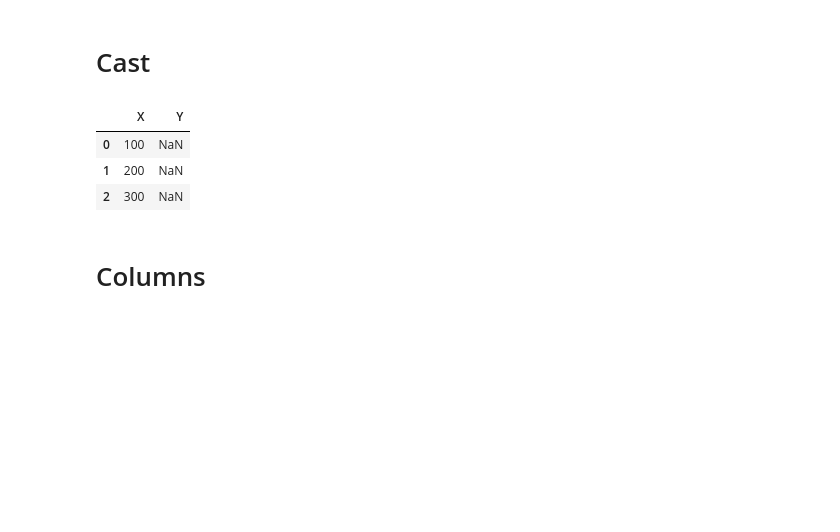
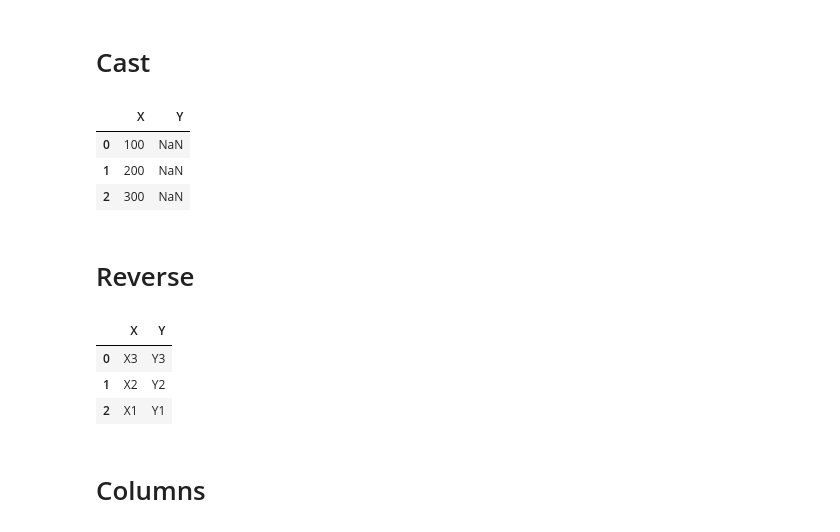
Before and after one commit to jhvissotto/Portfolio, a Jupyter notebook: Python - Data Analysis/Pandas.ipynb, the cells around one changed output. Saved outputs shown, nothing was run; the diff lists cells and outputs as text; code cells hidden in the pictures; blank space fills up the shorter version.

```diff
--- a/Python - Data Analysis/Pandas.ipynb
+++ b/Python - Data Analysis/Pandas.ipynb
@@ -46,6 +46,16 @@ Data
 | 0 | 100 | NaN |
 | 1 | 200 | NaN |
 | 2 | 300 | NaN |
+# %% [markdown]
+# Reverse
+# %%
+Data = pd.DataFrame({ 'X':['X1','X2','X3'], 'Y':['Y1','Y2','Y3'] })
+Data[::-1].reset_index(drop=1)
+# %% [output]
+|  | X | Y |
+| 0 | X3 | Y3 |
+| 1 | X2 | Y2 |
+| 2 | X1 | Y1 |
 # %% [markdown]
 # Columns
 # %%
```
